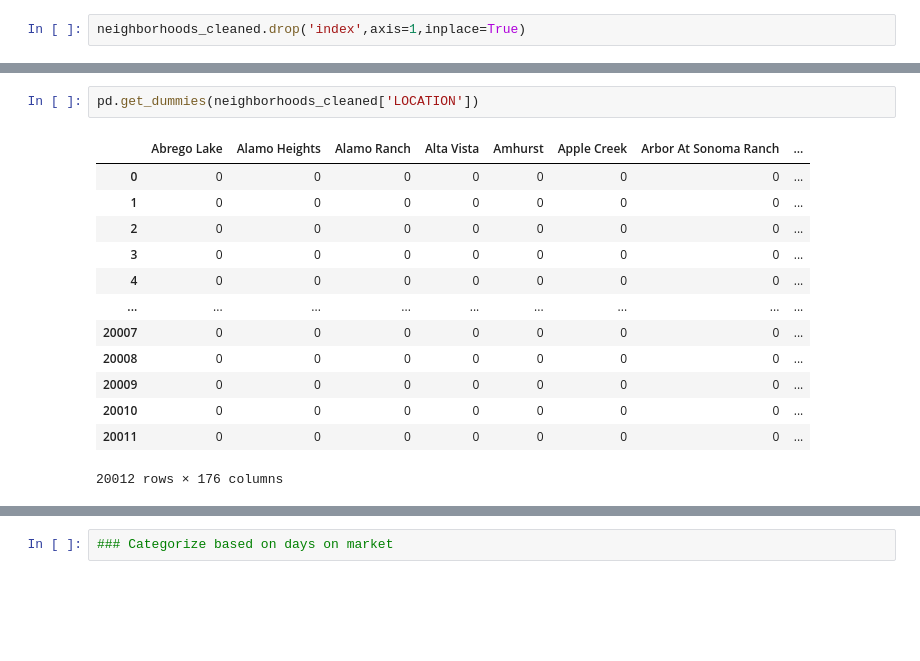
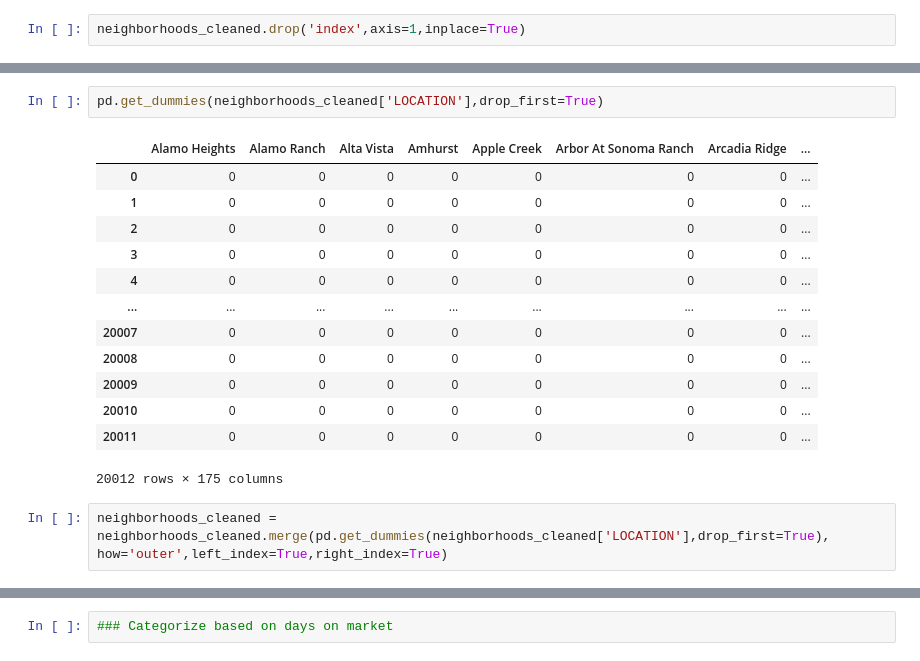
Before and after one commit to randallb15/PredictingSAHomeValues, a Jupyter notebook: GettingTheModel.ipynb, the cells around one changed output, grey strips where cells are left out. Saved outputs shown, nothing was run; the diff lists cells and outputs as text; blank space fills up the shorter version.

```diff
--- a/GettingTheModel.ipynb
+++ b/GettingTheModel.ipynb
@@ -17,7 +26,7 @@ neighborhoods_cleaned.drop('index',axis=1,inplace=True)
 # %%
-pd.get_dummies(neighborhoods_cleaned['LOCATION'])
+pd.get_dummies(neighborhoods_cleaned['LOCATION'],drop_first=True)
 # %% [output]
-|  | Abrego Lake | Alamo Heights | Alamo Ranch | Alta Vista | Amhurst | Apple Creek | Arbor At Sonoma Ranch | ... |
+|  | Alamo Heights | Alamo Ranch | Alta Vista | Amhurst | Apple Creek | Arbor At Sonoma Ranch | Arcadia Ridge | ... |
 | 0 | 0 | 0 | 0 | 0 | 0 | 0 | 0 | ... |
 | 1 | 0 | 0 | 0 | 0 | 0 | 0 | 0 | ... |
 | 2 | 0 | 0 | 0 | 0 | 0 | 0 | 0 | ... |
@@ -29,4 +38,6 @@ pd.get_dummies(neighborhoods_cleaned['LOCATION'])
 | 20009 | 0 | 0 | 0 | 0 | 0 | 0 | 0 | ... |
 | 20010 | 0 | 0 | 0 | 0 | 0 | 0 | 0 | ... |
 | 20011 | 0 | 0 | 0 | 0 | 0 | 0 | 0 | ... |
-20012 rows × 176 columns
+20012 rows × 175 columns
+# %%
+neighborhoods_cleaned = neighborhoods_cleaned.merge(pd.get_dummies(neighborhoods_cleaned['LOCATION'],drop_first=True), how='outer',left_index=True,right_index=True)
```
Also changed, not shown: parts of 30 cells of this notebook.
